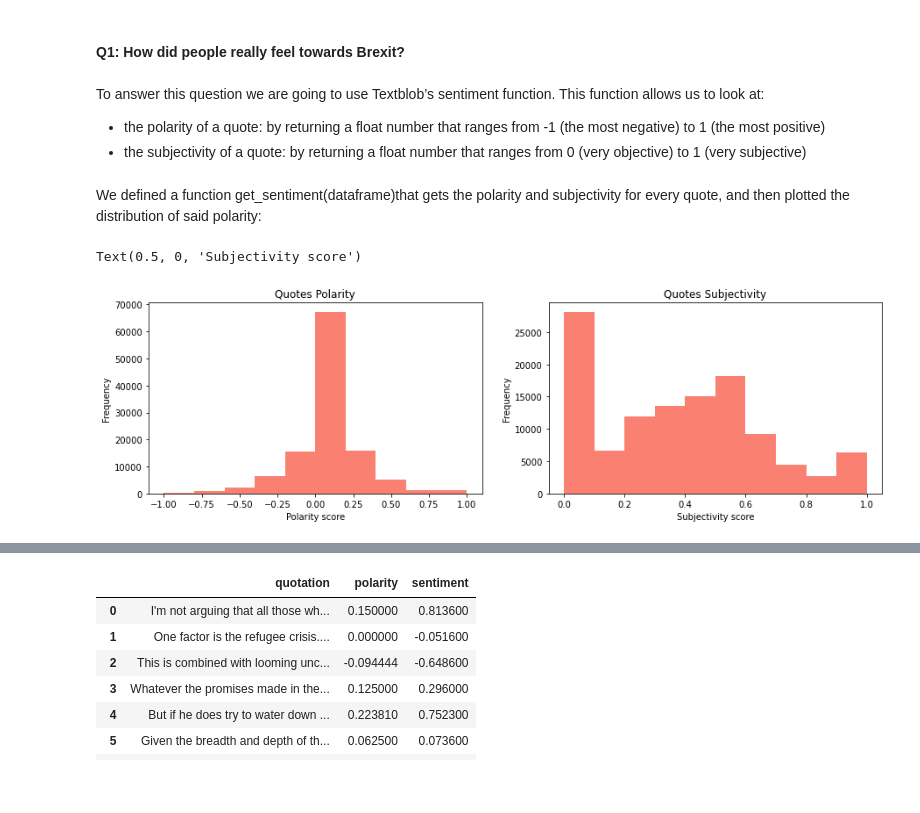
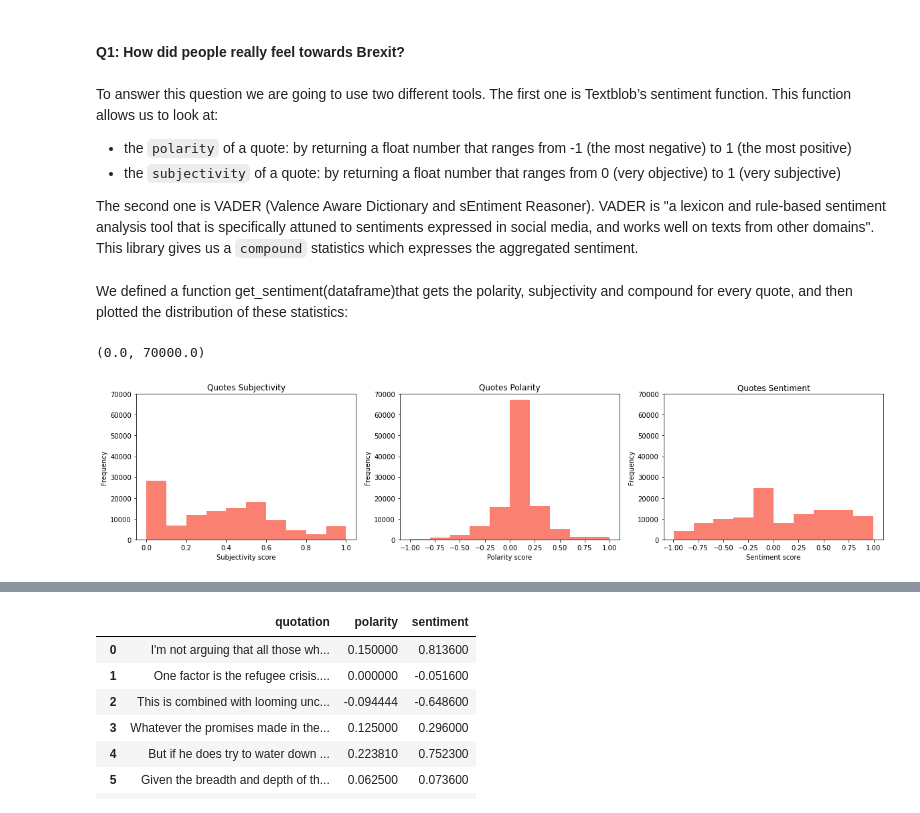
Before and after one commit to epfl-ada/ada-2021-project-kava, a Jupyter notebook: milestone2_template.ipynb, the cells around one changed output, grey strips where cells are left out. Drawn from its saved outputs; the diff is of its cells as text; code cells hidden in the pictures; blank space fills up the shorter version.

```diff
--- a/milestone2_template.ipynb
+++ b/milestone2_template.ipynb
@@ -778,11 +778,14 @@ plt.show()
 # %% [markdown]
 #### Q1: How did people really feel towards Brexit?
 # %% [markdown]
-To answer this question we are going to use Textblob’s sentiment function. This function allows us to look at:
-- the polarity of a quote: by returning a float number that ranges from -1 (the most negative) to 1 (the most positive)
-- the subjectivity of a quote: by returning a float number that ranges from 0 (very objective) to 1 (very subjective)
+To answer this question we are going to use two different tools.
+The first one is Textblob’s sentiment function. This function allows us to look at:
+- the `polarity` of a quote: by returning a float number that ranges from -1 (the most negative) to 1 (the most positive)
+- the `subjectivity` of a quote: by returning a float number that ranges from 0 (very objective) to 1 (very subjective)
+
+The second one is VADER (Valence Aware Dictionary and sEntiment Reasoner). VADER is "a lexicon and rule-based sentiment analysis tool that is specifically attuned to sentiments expressed in social media, and works well on texts from other domains". This library gives us a `compound` statistics which expresses the aggregated sentiment.
 # %% [markdown]
-We defined a function get_sentiment(dataframe)that gets the polarity and subjectivity for every quote, and then plotted the distribution of said polarity:
+We defined a function get_sentiment(dataframe)that gets the polarity, subjectivity and compound for every quote, and then plotted the distribution of these statistics:
 # %%
 def get_sentiment(dataframe):
     '''
@@ -810,13 +817,15 @@ def get_sentiment(dataframe):
 # %%
-#Get polarity of quotes
-df_quotes_with_sentiment = df_quotes
-df_quotes_with_sentiment = get_sentiment(df_quotes_with_sentiment)
 #Plot
-fig, axs = plt.subplots(1, 2,figsize=(15,4))
-df_quotes_with_sentiment['polarity'].plot.hist(color='salmon', title='Quotes Polarity', ax=axs[0])
-df_quotes_with_sentiment['subjectivity'].plot.hist(color='salmon', title='Quotes Subjectivity', ax=axs[1])
-axs[0].set_xlabel('Polarity score')
-axs[1].set_xlabel('Subjectivity score')
+fig, axs = plt.subplots(1, 3,figsize=(20,4))
+df_quotes_with_sentiment['subjectivity'].plot.hist(color='salmon', title='Quotes Subjectivity', ax=axs[0])
+df_quotes_with_sentiment['polarity'].plot.hist(color='salmon', title='Quotes Polarity', ax=axs[1])
+df_quotes_with_sentiment['sentiment'].plot.hist(color='salmon', title='Quotes Sentiment', ax=axs[2])
+axs[0].set_xlabel('Subjectivity score')
+axs[1].set_xlabel('Polarity score')
+axs[2].set_xlabel('Sentiment score')
+axs[0].set_ylim(0, 70000)
+axs[1].set_ylim(0, 70000)
+axs[2].set_ylim(0, 70000)
 # %% [output]
-Text(0.5, 0, 'Subjectivity score')
+(0.0, 70000.0)
-[figure, old version]
+[figure, new version]
```
Also changed, not shown: parts of 36 cells of this notebook.
